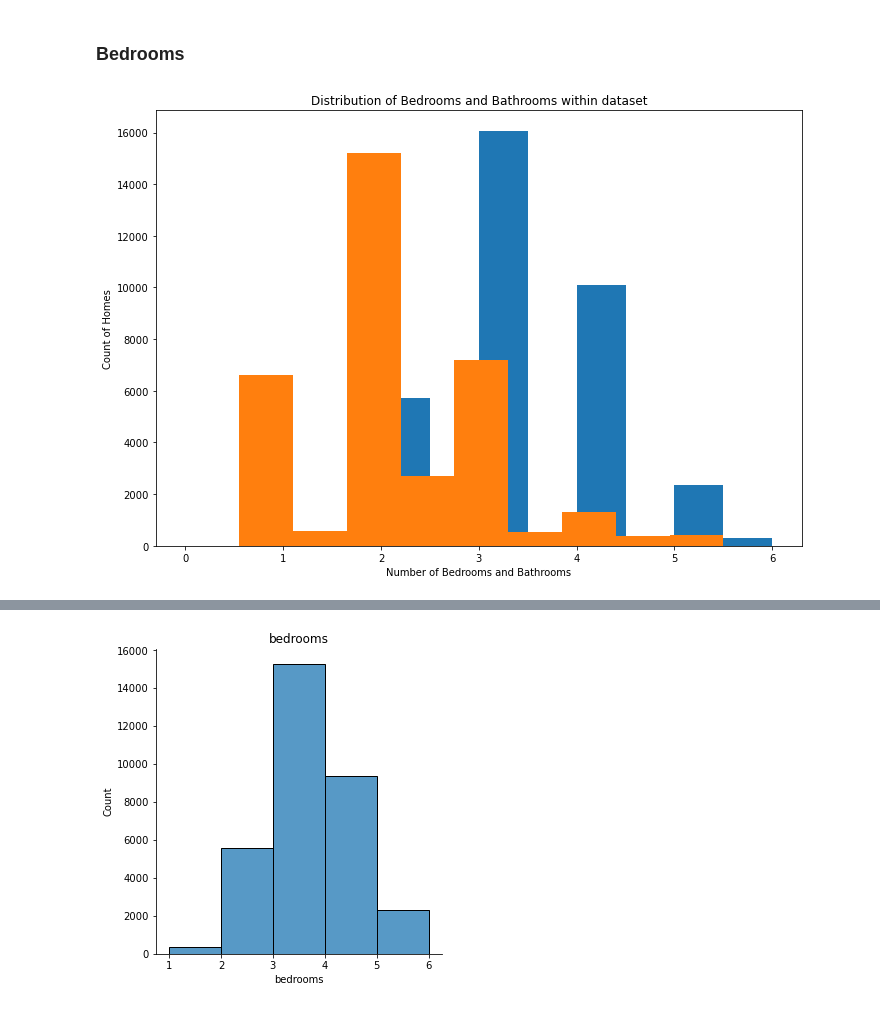
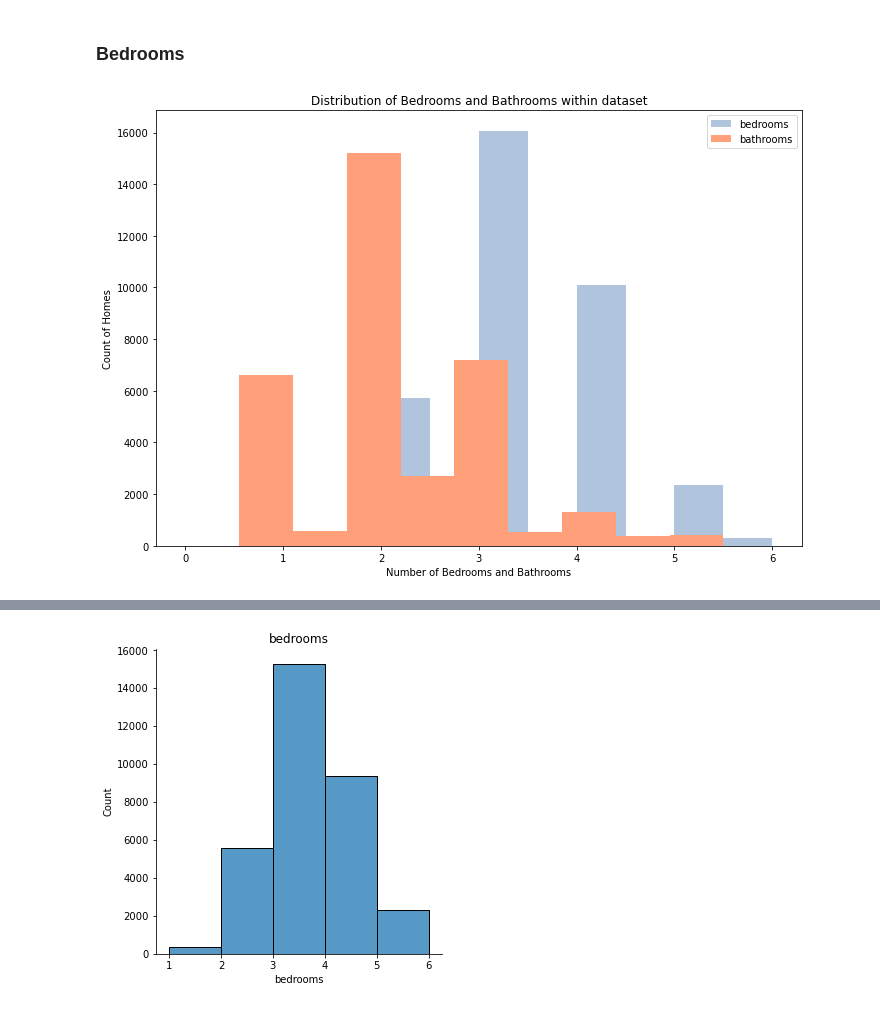
Before and after one commit to cristinalucin/regression-project, a Jupyter notebook: project_workbook.ipynb, the cells around one changed output, grey strips where cells are left out. Saved outputs shown, nothing was run; the diff lists cells and outputs as text; code cells hidden in the pictures.

```diff
--- a/project_workbook.ipynb
+++ b/project_workbook.ipynb
@@ -174,13 +174,14 @@ Name: county, dtype: float64
 # %%
 # Creating histogram
 fig, ax = plt.subplots(figsize =(10, 7), tight_layout = True)
-ax.hist(train.bedrooms)
-ax.hist(train.bathrooms)
+ax.hist(train.bedrooms, color='lightsteelblue', label='bedrooms')
+ax.hist(train.bathrooms, color='lightsalmon', label='bathrooms')
 plt.xlabel("Number of Bedrooms and Bathrooms")
 plt.ylabel("Count of Homes")
 plt.title('Distribution of Bedrooms and Bathrooms within dataset')
+plt.legend()
 
 # Show plot
 plt.show()
 # %% [output]
-[figure, old version]
+[figure, new version]
```
Also changed, not shown: parts of 62 cells of this notebook, 3 other files.
